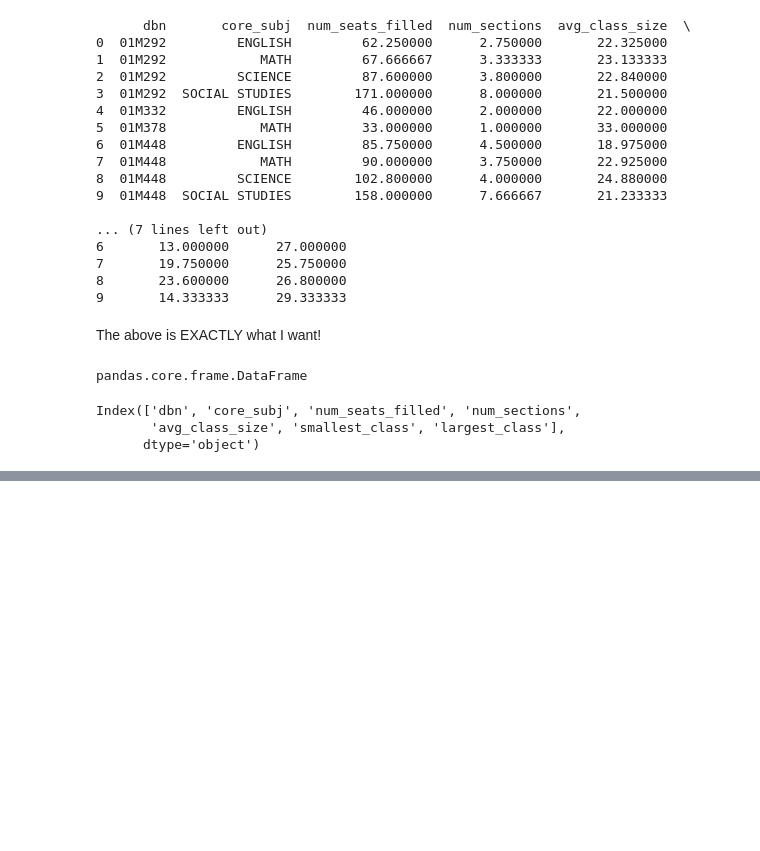
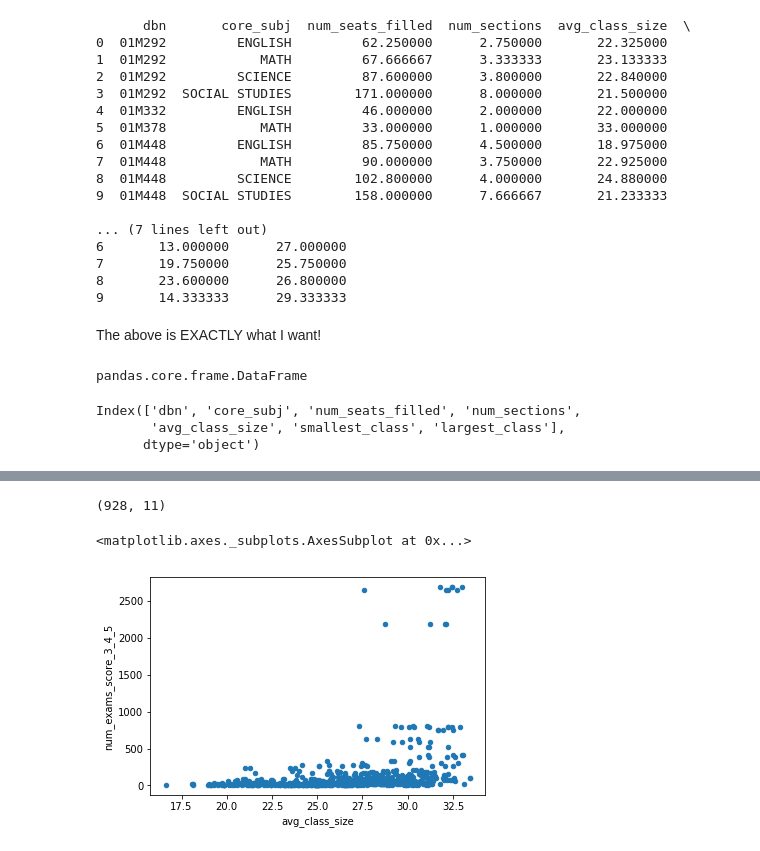
Before and after one commit to scottmaccarone2/NY-Schools, a Jupyter notebook: SAT_Results.ipynb, the cells around one changed output, grey strips where cells are left out. Saved outputs shown, nothing was run; the diff lists cells and outputs as text; code cells hidden in the pictures; blank space fills up the shorter version.

Commit message:
Add file via upload
Updated the SAT_Results file with additional scatterplots and some regression

```diff
--- a/SAT_Results.ipynb
+++ b/SAT_Results.ipynb
@@ -494,0 +501,3 @@ Index(['dbn', 'core_subj', 'num_seats_filled', 'num_sections',
+# %%
+result = pd.merge(csgrouped_means, ap_results, on='dbn', how='inner')
+result.head(20)
@@ -494,0 +522,9 @@ Index(['dbn', 'core_subj', 'num_seats_filled', 'num_sections',
+# %%
+result.shape
+# %% [output]
+(928, 11)
+# %%
+result.plot.scatter(x='avg_class_size', y='num_exams_score_3_4_5')
+# %% [output]
+<matplotlib.axes._subplots.AxesSubplot at 0x...>
+[figure, added]
```
Also changed, not shown: parts of 26 cells of this notebook.
